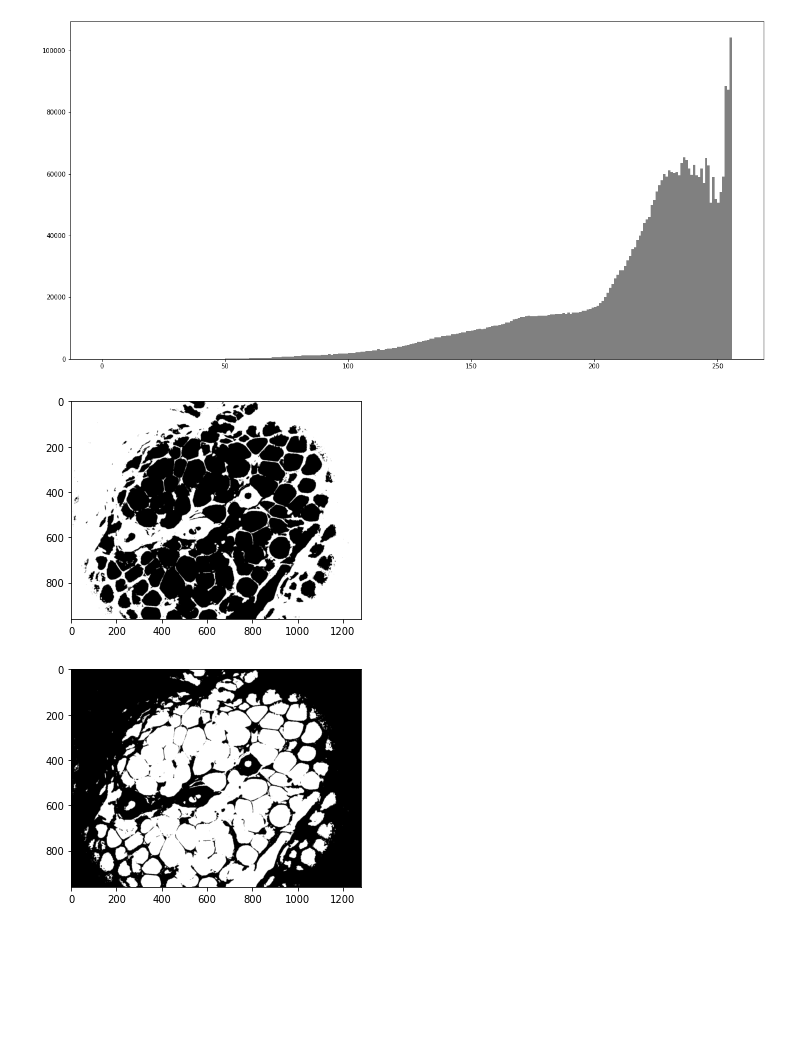
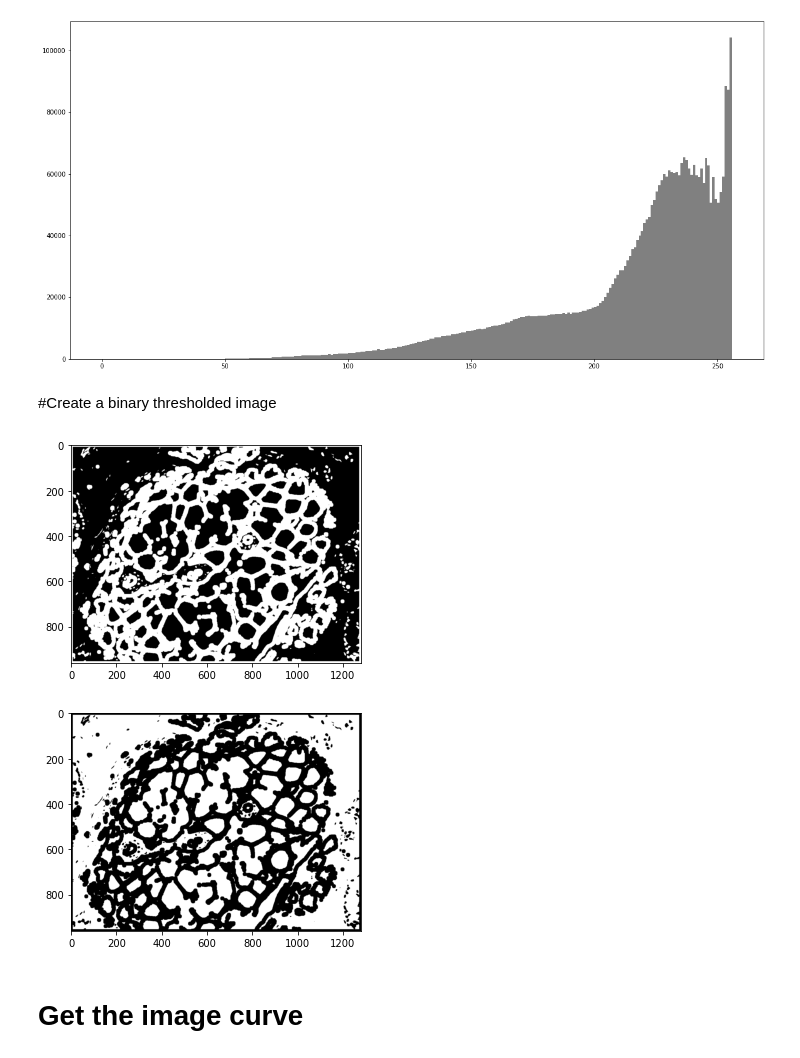
Before and after one commit to BrunoASNascimento/image-processing-study, a Jupyter notebook: cell_biology.ipynb, the cells around one changed output. Saved outputs shown, nothing was run; the diff lists cells and outputs as text; code cells hidden in the pictures; blank space fills up the shorter version.

```diff
--- a/cell_biology.ipynb
+++ b/cell_biology.ipynb
@@ -49,4 +45,4 @@ cv2_imshow(img_gray)
 # %%
-new_image = cv2.convertScaleAbs(img_gray, alpha=-0.3, beta=60)
+new_image = cv2.convertScaleAbs(img_gray, alpha=-2, beta=5)
 cv2_imshow(new_image)
 # %% [output]
@@ -59,17 +59,19 @@ plt.hist(img.ravel(),256,[0,256],color='grey')
 plt.show()
 # %% [output]
 [figure]
+# %% [markdown]
+#Create a binary thresholded image
 # %%
-# create a binary thresholded image
-_, binary = cv2.threshold(img_gray, 225, 255, cv2.THRESH_BINARY_INV)
-# show it
+_, binary = cv2.threshold(new_image, 225, 255, cv2.THRESH_BINARY_INV)
 plt.imshow(binary, cmap="gray")
 plt.show()
 # %% [output]
-[figure, old version]
+[figure, new version]
 # %%
 plt.imshow(np.invert(binary), cmap="gray")
 plt.show()
 # %% [output]
-[figure, old version]
+[figure, new version]
+# %% [markdown]
+# Get the image curve
 # %%
```
Also changed, not shown: parts of 13 cells of this notebook.
